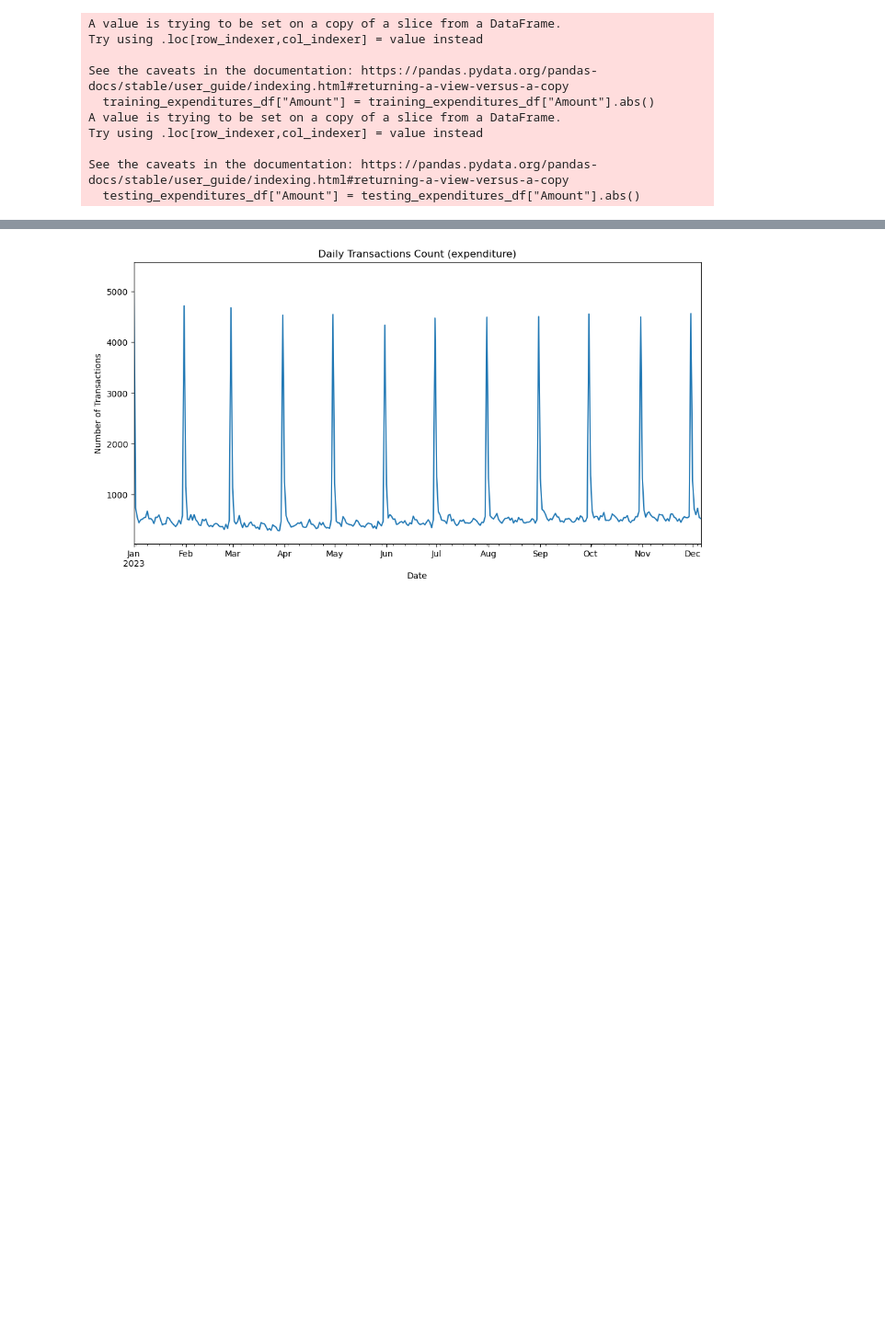
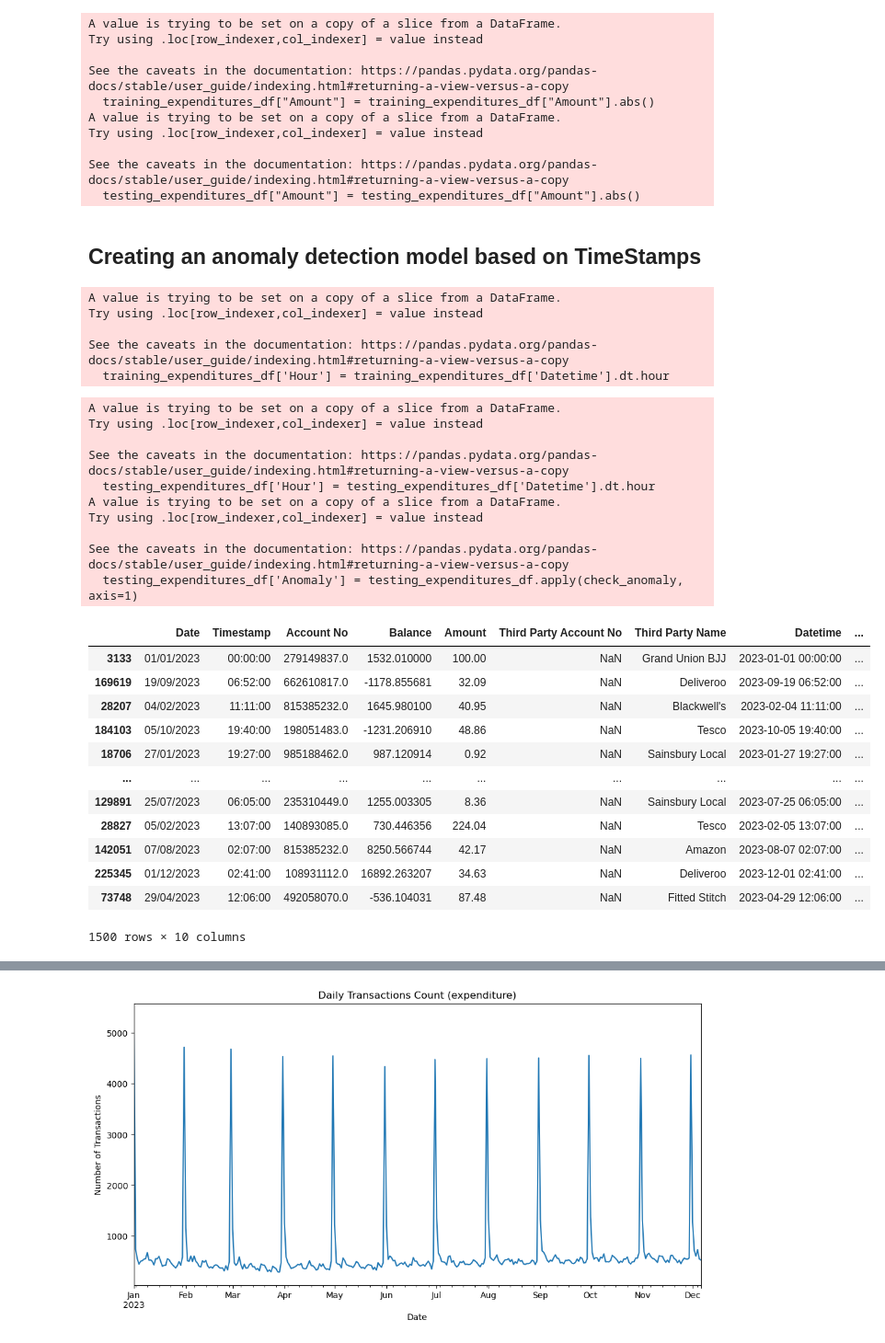
Before and after one commit to UoB-DSMP-2023-24/dsmp-2024-group27, a Jupyter notebook: AnomalyDetection/AnomalyDetection-Frequency.ipynb, the cells around one changed output, grey strips where cells are left out. Shown: that part at 92% size. Saved outputs shown, nothing was run; the diff lists cells and outputs as text; code cells hidden in the pictures; blank space fills up the shorter version.

```diff
--- a/AnomalyDetection/AnomalyDetection-Frequency.ipynb
+++ b/AnomalyDetection/AnomalyDetection-Frequency.ipynb
@@ -48,3 +54,70 @@ Try using .loc[row_indexer,col_indexer] = value instead
 
 See the caveats in the documentation: https://pandas.pydata.org/pandas-docs/stable/user_guide/indexing.html#returning-a-view-versus-a-copy
   testing_expenditures_df["Amount"] = testing_expenditures_df["Amount"].abs()
+# %% [markdown]
+## Creating an anomaly detection model based on TimeStamps
+# %%
+training_expenditures_df['Hour'] = training_expenditures_df['Datetime'].dt.hour
+
+# Group by 'Account No' and 'Hour', then count the frequency of each 'Hour' for an account
+hourly_interactions = training_expenditures_df.groupby(['Account No', 'Hour']).size().reset_index(name='Frequency')
+
+# Find the hours with the least frequency for each account
+least_frequent_hours = hourly_interactions.sort_values(['Account No', 'Frequency', 'Hour']).drop_duplicates('Account No', keep='first')
+
+def find_hours_in_lowest_quintile(group):
+    # Determine the 20th percentile (lowest quintile) of frequency for the group
+    threshold = group['Frequency'].quantile(0.1)
+    # Return all hours where the frequency is less than or equal to this threshold
+    return group[group['Frequency'] <= threshold]['Hour'].tolist()
+
+# Group by 'Account No' to calculate and gather hours in the lowest quintile for each account
+accounts_least_frqt_hour = hourly_interactions.groupby('Account No').apply(find_hours_in_lowest_quintile).reset_index(name='Hours in Lowest 20% Quintile')
+accounts_least_frqt_hour.set_index('Account No', inplace=True)
+accounts_hours_dict = accounts_least_frqt_hour['Hours in Lowest 20% Quintile'].to_dict()
+# %% [output]
+A value is trying to be set on a copy of a slice from a DataFrame.
+Try using .loc[row_indexer,col_indexer] = value instead
+
+See the caveats in the documentation: https://pandas.pydata.org/pandas-docs/stable/user_guide/indexing.html#returning-a-view-versus-a-copy
+  training_expenditures_df['Hour'] = training_expenditures_df['Datetime'].dt.hour
+# %%
+testing_expenditures_df['Hour'] = testing_expenditures_df['Datetime'].dt.hour
+
+def check_anomaly(row):
+    account_no = row['Account No']
+    hour = row['Hour']
+    least_frqt_hours = accounts_hours_dict.get(account_no, [])
+    return hour in least_frqt_hours
+
+# Apply the function to each row in the testing dataframe
+testing_expenditures_df['Anomaly'] = testing_expenditures_df.apply(check_anomaly, axis=1)
+
+# Filter the testing_expenditures_df to only include rows where 'Anomaly' is True
+anomalies_df = testing_expenditures_df[testing_expenditures_df['Anomaly'] == True]
+
+anomalies_df
+# %% [output]
+A value is trying to be set on a copy of a slice from a DataFrame.
+Try using .loc[row_indexer,col_indexer] = value instead
+
+See the caveats in the documentation: https://pandas.pydata.org/pandas-docs/stable/user_guide/indexing.html#returning-a-view-versus-a-copy
+  testing_expenditures_df['Hour'] = testing_expenditures_df['Datetime'].dt.hour
+A value is trying to be set on a copy of a slice from a DataFrame.
+Try using .loc[row_indexer,col_indexer] = value instead
+
+See the caveats in the documentation: https://pandas.pydata.org/pandas-docs/stable/user_guide/indexing.html#returning-a-view-versus-a-copy
+  testing_expenditures_df['Anomaly'] = testing_expenditures_df.apply(check_anomaly, axis=1)
+|  | Date | Timestamp | Account No | Balance | Amount | Third Party Account No | Third Party Name | Datetime | ... |
+| 3133 | 01/01/2023 | 00:00:00 | 279149837.0 | 1532.010000 | 100.00 | NaN | Grand Union BJJ | 2023-01-01 00:00:00 | ... |
+| 169619 | 19/09/2023 | 06:52:00 | 662610817.0 | -1178.855681 | 32.09 | NaN | Deliveroo | 2023-09-19 06:52:00 | ... |
+| 28207 | 04/02/2023 | 11:11:00 | 815385232.0 | 1645.980100 | 40.95 | NaN | Blackwell's | 2023-02-04 11:11:00 | ... |
+| 184103 | 05/10/2023 | 19:40:00 | 198051483.0 | -1231.206910 | 48.86 | NaN | Tesco | 2023-10-05 19:40:00 | ... |
+| 18706 | 27/01/2023 | 19:27:00 | 985188462.0 | 987.120914 | 0.92 | NaN | Sainsbury Local | 2023-01-27 19:27:00 | ... |
+| ... | ... | ... | ... | ... | ... | ... | ... | ... | ... |
+| 129891 | 25/07/2023 | 06:05:00 | 235310449.0 | 1255.003305 | 8.36 | NaN | Sainsbury Local | 2023-07-25 06:05:00 | ... |
+| 28827 | 05/02/2023 | 13:07:00 | 140893085.0 | 730.446356 | 224.04 | NaN | Tesco | 2023-02-05 13:07:00 | ... |
+| 142051 | 07/08/2023 | 02:07:00 | 815385232.0 | 8250.566744 | 42.17 | NaN | Amazon | 2023-08-07 02:07:00 | ... |
+| 225345 | 01/12/2023 | 02:41:00 | 108931112.0 | 16892.263207 | 34.63 | NaN | Deliveroo | 2023-12-01 02:41:00 | ... |
+| 73748 | 29/04/2023 | 12:06:00 | 492058070.0 | -536.104031 | 87.48 | NaN | Fitted Stitch | 2023-04-29 12:06:00 | ... |
+1500 rows × 10 columns
```
Also changed, not shown: parts of 22 cells of this notebook.
